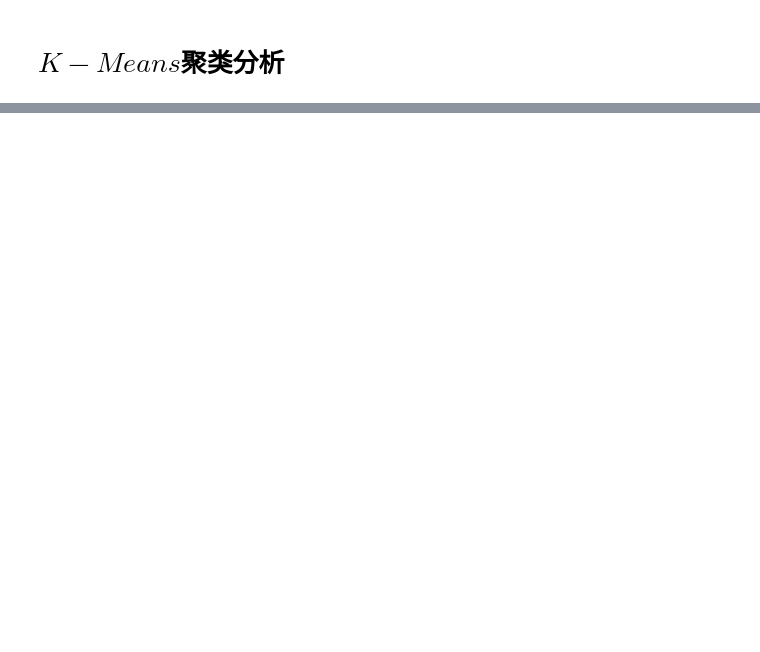
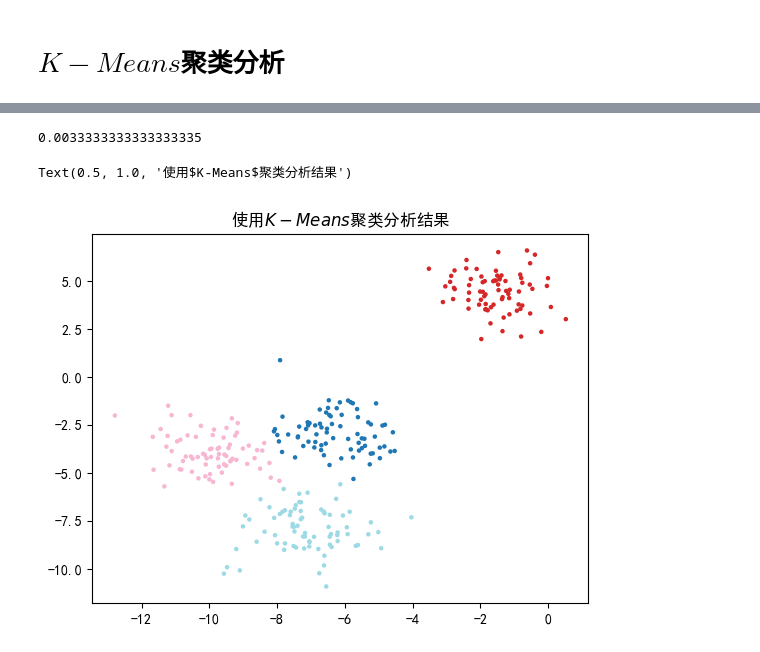
Before and after one commit to moonchildink/machine_learning, a Jupyter notebook: clustering.ipynb, the cells around one changed output, grey strips where cells are left out. Saved outputs shown, nothing was run; the diff lists cells and outputs as text; code cells hidden in the pictures; blank space fills up the shorter version.

```diff
--- a/clustering.ipynb
+++ b/clustering.ipynb
@@ -23,0 +27,3 @@ from sklearn.preprocessing import train
+# %%
+plt.rcParams["font.sans-serif"] = ["SimHei"]  #设置字体
+plt.rcParams["axes.unicode_minus"] = False  #该语句解决图像中的“-”负号的乱码问题
@@ -23,0 +35,3 @@ from sklearn.preprocessing import train
+# %%
+y_hat = model.predict(x_train)
+y_hat
@@ -23,0 +57,10 @@ from sklearn.preprocessing import train
+# %%
+show_acc(y_train, y_hat)
+# %% [output]
+0.0033333333333333335
+# %%
+plt.scatter(x_train[:, 0], x_train[:, 1], c=y_hat, s=5, cmap='tab20')
+plt.title('使用$K-Means$聚类分析结果')
+# %% [output]
+Text(0.5, 1.0, '使用$K-Means$聚类分析结果')
+[figure, added]
```
Also changed, not shown: parts of 15 cells of this notebook, 3 other files.
